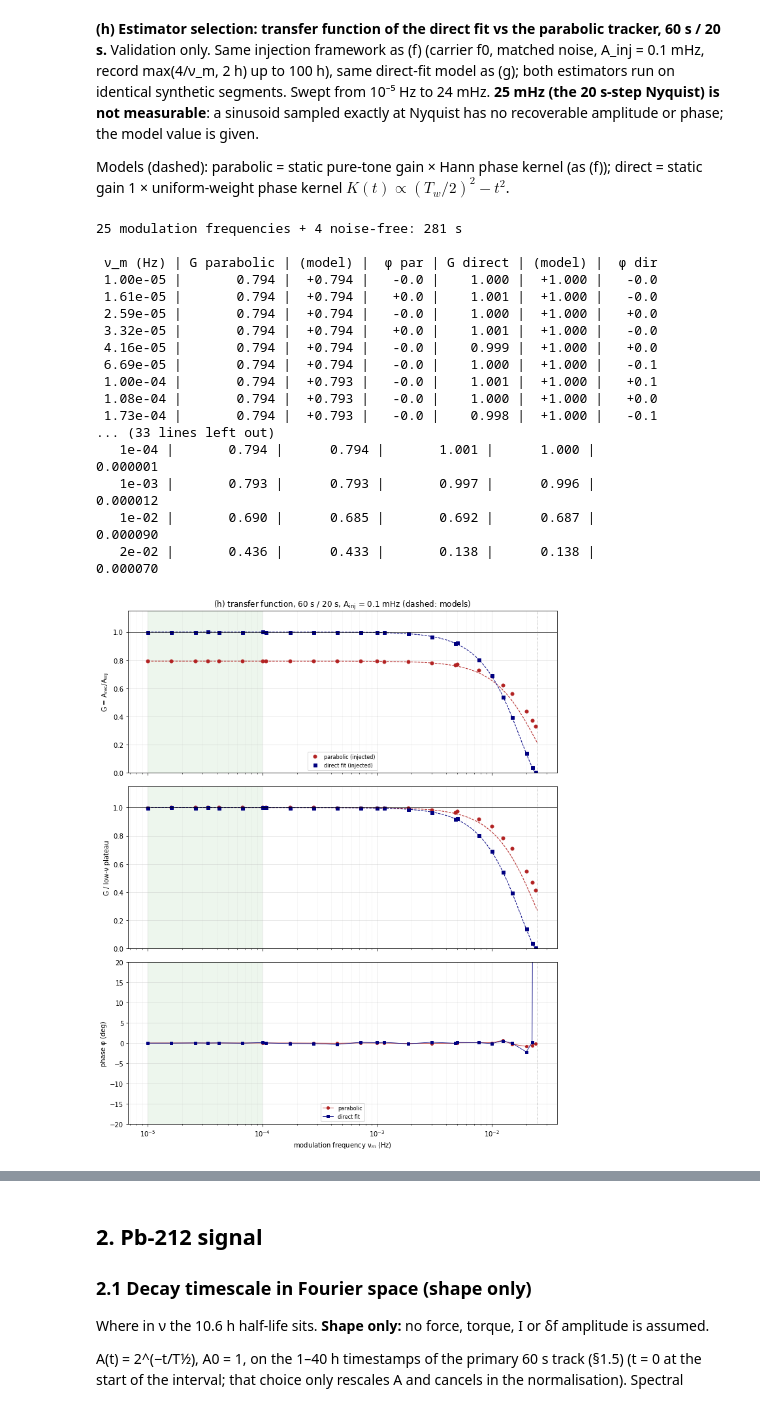
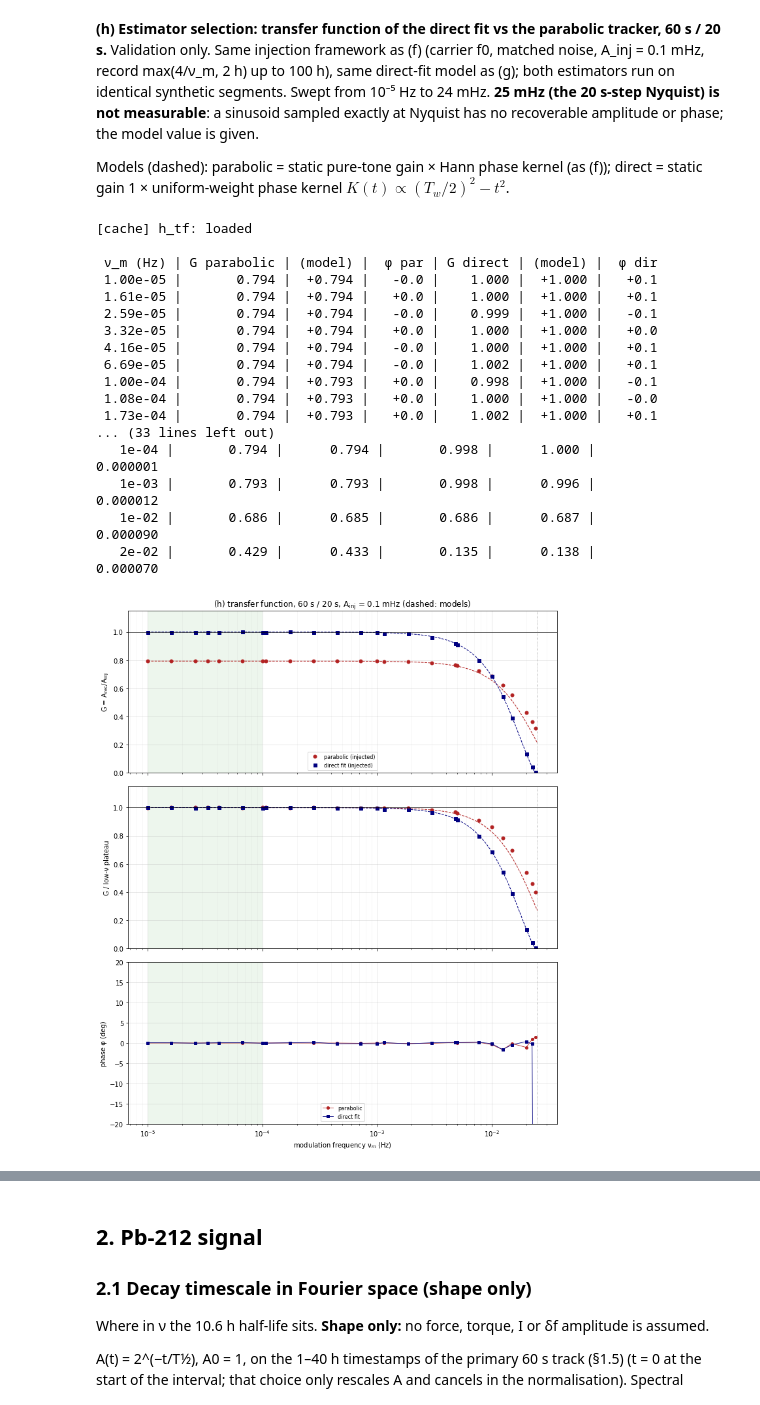
Before and after one commit to Moore-Lab/Decay-Sail, a Jupyter notebook: analysis/noise_budget_20260911.ipynb, the cells around one changed output, grey strips where cells are left out. Drawn from its saved outputs; the diff is of its cells as text; code cells hidden in the pictures.

```diff
--- a/analysis/noise_budget_20260911.ipynb
+++ b/analysis/noise_budget_20260911.ipynb
@@ -1103,10 +1127,10 @@ plt.tight_layout(); plt.show()
 # %%
 # stationary-tone estimator test at each T_w: pure tone at the observed line + white noise at that tracker's median SNR
 print(f"{'T_w':>6} | {'FFT-bin spacing':>15} | {'observed std δf':>15} | {'synthetic estimator σ':>21} | {'observed / estimator':>20}")
-SIG_E = {}
+SIG_E = cached('e_sigma', ('v1', DATA_FP, TW_LIST),
+               lambda: {w: sim_scatter(w, TRK_E[w]['f'].mean()*DIVISOR, TRK_E[w]['snr']) for w in TW_LIST})
 for w in TW_LIST:
     e = TRK_E[w]
-    SIG_E[w] = sim_scatter(w, e['f'].mean()*DIVISOR, e['snr'])
     print(f'{w:4d} s | {1/(2*w)*1e3:11.3f} mHz | {e["d"].std()*1e3:11.4f} mHz | {SIG_E[w]*1e3:17.5f} mHz | {e["d"].std()/SIG_E[w]:20.0f}')
 print('(synthetic: same peak_in_band, Hann taper, band and interpolation; 300 realisations, random phase;\n'
       ' white noise scaled so the median SNR matches the measured median SNR of that tracker)')
@@ -1219,13 +1244,13 @@ def kernel_response(win, nu):
     dt = 0.5; K = phase_kernel(win, dt); tk = np.arange(-win/2, win/2 + dt/2, dt)[:len(K)]
     return np.array([np.sum(K*np.cos(2*np.pi*v*tk)) for v in np.atleast_1d(nu)])
 
-SIGMA_F = {w: sigma_for(w, F0_SIM*DIVISOR, TRK_E[w]['snr']) for w in TW_LIST}
+def _f_main():
+    global rng_f; rng_f = np.random.default_rng(7)
+    sig = {w: sigma_for(w, F0_SIM*DIVISOR, TRK_E[w]['snr']) for w in TW_LIST}
+    return sig, {w: np.array([run_sine(w, nu, A_MAIN, sig[w]) for nu in NU_LIST]) for w in TW_LIST}  # G, phase, resid
+SIGMA_F, GF = cached('f_main', ('v1', DATA_FP, F0_SIM, A_MAIN, tuple(NU_LIST), TW_LIST, STEP_E, T_SIM_MAX), _f_main)
 print(f'f0 = {F0_SIM:.6f} Hz;  {len(NU_LIST)} modulation frequencies {NU_LIST[0]:.1e}-{NU_LIST[-1]:.1e} Hz;  A_inj = {A_MAIN*1e3:.2f} mHz')
 for w in TW_LIST:
     g0, fr0 = static_gain(w, F0_SIM)
     print(f'  T_w = {w:4d} s: carrier at {fr0:+.3f} bin, static pure-tone gain {g0:.3f}, noise σ = {SIGMA_F[w]:.3f} (SNR {TRK_E[w]["snr"]:.0f})')
-
-t0_ = time.time()
-GF = {w: np.array([run_sine(w, nu, A_MAIN, SIGMA_F[w]) for nu in NU_LIST]) for w in TW_LIST}   # columns: G, phase, resid
-print(f'main sweep: {time.time() - t0_:.0f} s')
 # %% [output]
@@ -1370,14 +1394,18 @@ def run_pb(f0, sigma, win=WIN_P, step=STEP_P):
     (c, a) = np.linalg.lstsq(M, fr, rcond=None)[0]
     return tc, fr - c, a/D_INJ
 
-tc_pb, rec_pb, R_pb = run_pb(F0_SIM, SIGMA_F[60])
-_, rec_pb0, R_pb0 = run_pb(F0_SIM, 0)
+def _f_pb():
+    global rng_f; rng_f = np.random.default_rng(9)
+    noisy, clean = run_pb(F0_SIM, SIGMA_F[60]), run_pb(F0_SIM, 0)
+    by_frac = {fr_: run_pb((np.round(DIVISOR*F0_SIM*WIN_P) + fr_)/(DIVISOR*WIN_P), SIGMA_F[60])[2] for fr_ in FRACS}
+    return noisy, clean, by_frac
+(tc_pb, rec_pb, R_pb), (_, rec_pb0, R_pb0), R_PB_FR = cached(
+    'f_pb', ('v1', F0_SIM, D_INJ, T_PB_SIM, T_HALF_INJ_H, WIN_P, STEP_P, SIGMA_F[60], FRACS), _f_pb)
 print(f'Pb-like injection, {D_INJ*1e3:.3f} mHz x 2^(-t/{T_HALF_INJ_H} h), {WIN_P:.0f} s / {STEP_P:.0f} s tracker, carrier at '
       f'{static_gain(WIN_P, F0_SIM)[1]:+.3f} bin:')
 print(f'  A_rec/A_inj = {R_pb:.3f} (noisy),  {R_pb0:.3f} (noise-free);  static pure-tone gain there {static_gain(WIN_P, F0_SIM)[0]:.3f}')
 for fr_ in FRACS:
-    f0b = (np.round(DIVISOR*F0_SIM*WIN_P) + fr_)/(DIVISOR*WIN_P)
-    print(f'  carrier at {fr_:.2f} bin: A_rec/A_inj = {run_pb(f0b, SIGMA_F[60])[2]:.3f}')
+    print(f'  carrier at {fr_:.2f} bin: A_rec/A_inj = {R_PB_FR[fr_]:.3f}')
 
 print('\n(e) amplitude ratios vs injected plateau gains, relative to 60 s:')
 print(f"{'T_w':>6} | {'(e) std of 1 h means (mHz)':>26} | {'ratio to 60 s':>13} | {'G plateau (f)':>13} | {'ratio to 60 s':>13}")
@@ -1554,11 +1586,12 @@ synthetic runs: 204 s
 # %%
 # 4. real data: same 60 s / 20 s windows, guided band as the primary
 t0_ = time.time()
-Tg, Fg_par, Fg_dir = track_both(y16, WIN_P, STEP_P, lambda tc: np.interp(tc, T, FR)*DIVISOR, t0=t16[0])
+Tg, Fg_par, Fg_dir = cached('g_real', ('v1', DATA_FP, WIN_P, STEP_P),
+    lambda: tuple(track_both(y16, WIN_P, STEP_P, lambda tc: np.interp(tc, T, FR)*DIVISOR, t0=t16[0])))
 mg = ((Tg - T_REF)/3600 >= WIN_H[0]) & ((Tg - T_REF)/3600 <= WIN_H[1])
 Tg, Fg_par, Fg_dir = Tg[mg], Fg_par[mg], Fg_dir[mg]
 assert np.array_equal(Fg_par, f_p) and np.allclose(Tg, t_p), 'parabolic branch != primary series'
-print(f'real data, {len(Tg)} windows: {time.time() - t0_:.0f} s (parabolic branch reproduces the primary exactly)\n')
+print(f'real data, {len(Tg)} windows (parabolic branch reproduces the primary exactly)\n')
 
 dpa, ddi = Fg_par - Fg_par.mean(), Fg_dir - Fg_dir.mean()
 spa, sdi = (uniform_filter1d(x, N_SLOW, mode='nearest') for x in (dpa, ddi))
@@ -1651,11 +1685,13 @@ def run_sine_pair(nu, A, sigma, f0=F0_SIM, win=WIN_P, step=STEP_P):
 
 nu_h = np.sort(np.r_[NU_LIST, 1e-3, 5e-3, 1e-2, 1.5e-2, 2e-2, 2.25e-2, 2.4e-2])
 NU_H = nu_h[np.r_[True, np.diff(nu_h)/nu_h[1:] > 0.02]]   # drop near-duplicates
-t0_ = time.time()
-GH = np.array([run_sine_pair(nu, A_MAIN, sig60) for nu in NU_H])
 NU_NFH = (1e-4, 1e-3, 1e-2, 2e-2)
-GH_NF = {nu: run_sine_pair(nu, A_MAIN, 0) for nu in NU_NFH}
-print(f'{len(NU_H)} modulation frequencies + {len(NU_NFH)} noise-free: {time.time() - t0_:.0f} s\n')
+def _h_tf():
+    global rng_f; rng_f = np.random.default_rng(11)
+    return (np.array([run_sine_pair(nu, A_MAIN, sig60) for nu in NU_H]),
+            {nu: run_sine_pair(nu, A_MAIN, 0) for nu in NU_NFH})
+GH, GH_NF = cached('h_tf', ('v1', F0_SIM, A_MAIN, tuple(NU_H), NU_NFH, sig60, WIN_P, STEP_P, T_SIM_MAX), _h_tf)
+print()
 
 g_par_model = lambda nu: static_gain(WIN_P, F0_SIM)[0]*kernel_response(WIN_P, nu)
 g_dir_model = lambda nu: kernel_response_uniform(WIN_P, nu)
@@ -1684,48 +1720,48 @@ print(f"{'resid rms, ν ≤ 1e-4 (mHz)':24s} | {GH[low, 2].mean()*1e3:10.5f} | {
 
 print('\nNOISE-FREE vs NOISY (A = 0.1 mHz)')
 print(f"{'ν_m':>8} | {'G par noisy':>11} | {'noise-free':>10} | {'G dir noisy':>11} | {'noise-free':>10} | {'resid dir noise-free (mHz)':>26}")
 for nu in NU_NFH:
     j = np.argmin(abs(NU_H - nu)); nf = GH_NF[nu]
     print(f'{nu:8.0e} | {GH[j,0]:11.3f} | {nf[0]:10.3f} | {GH[j,3]:11.3f} | {nf[3]:10.3f} | {nf[5]*1e3:26.6f}')
 
 fig, ax = plt.subplots(3, 1, figsize=(10, 12), sharex=True)
 nu_m = np.logspace(-5, np.log10(0.025), 300)
 for a, norm in ((ax[0], False), (ax[1], True)):
     a.semilogx(NU_H, GH[:, 0]/(pl_p if norm else 1), 'o', ms=5, color='firebrick', label='parabolic (injected)')
     a.semilogx(NU_H, GH[:, 3]/(pl_d if norm else 1), 's', ms=5, color='navy', label='direct fit (injected)')
     a.semilogx(nu_m, g_par_model(nu_m)/(static_gain(WIN_P, F0_SIM)[0] if norm else 1), '--', color='firebrick', lw=1)
     a.semilogx(nu_m, g_dir_model(nu_m), '--', color='navy', lw=1)
     a.axhline(1, color='k', lw=0.6)
 ax[0].set_ylabel('G = A$_{\\rm rec}$/A$_{\\rm inj}$'); ax[0].set_ylim(0, 1.15); ax[0].legend(fontsize=8)
 ax[0].set_title(f'(h) transfer function, {WIN_P:.0f} s / {STEP_P:.0f} s, A$_{{\\rm inj}}$ = {A_MAIN*1e3:.1f} mHz (dashed: models)')
 ax[1].set_ylabel('G / low-ν plateau'); ax[1].set_ylim(0, 1.15)
 ax[2].semilogx(NU_H, np.degrees(GH[:, 1]), 'o-', ms=4, lw=0.8, color='firebrick', label='parabolic')
 ax[2].semilogx(NU_H, np.degrees(GH[:, 4]), 's-', ms=4, lw=0.8, color='navy', label='direct fit')
 ax[2].set_ylabel('phase φ (deg)'); ax[2].set_ylim(-20, 20); ax[2].legend(fontsize=8)
 ax[2].set_xlabel('modulation frequency ν$_m$ (Hz)')
 for a in ax:
     a.axvline(fs_p/2, color='gray', lw=0.8, ls=':'); a.axvspan(1e-5, 1e-4, color='green', alpha=0.07, lw=0)
     a.grid(which='major', alpha=0.35); a.grid(which='minor', alpha=0.12)
 plt.tight_layout(); plt.show()
 # %% [output]
-25 modulation frequencies + 4 noise-free: 281 s
+[cache] h_tf: loaded
 
  ν_m (Hz) | G parabolic | (model) |  φ par | G direct | (model) |  φ dir
- 1.00e-05 |       0.794 |  +0.794 |   -0.0 |    1.000 |  +1.000 |   -0.0
- 1.61e-05 |       0.794 |  +0.794 |   +0.0 |    1.001 |  +1.000 |   -0.0
- 2.59e-05 |       0.794 |  +0.794 |   -0.0 |    1.000 |  +1.000 |   +0.0
- 3.32e-05 |       0.794 |  +0.794 |   +0.0 |    1.001 |  +1.000 |   -0.0
- 4.16e-05 |       0.794 |  +0.794 |   -0.0 |    0.999 |  +1.000 |   +0.0
- 6.69e-05 |       0.794 |  +0.794 |   -0.0 |    1.000 |  +1.000 |   -0.1
- 1.00e-04 |       0.794 |  +0.793 |   -0.0 |    1.001 |  +1.000 |   +0.1
- 1.08e-04 |       0.794 |  +0.793 |   -0.0 |    1.000 |  +1.000 |   +0.0
- 1.73e-04 |       0.794 |  +0.793 |   -0.0 |    0.998 |  +1.000 |   -0.1
+ 1.00e-05 |       0.794 |  +0.794 |   -0.0 |    1.000 |  +1.000 |   +0.1
+ 1.61e-05 |       0.794 |  +0.794 |   +0.0 |    1.000 |  +1.000 |   +0.1
+ 2.59e-05 |       0.794 |  +0.794 |   -0.0 |    0.999 |  +1.000 |   -0.1
+ 3.32e-05 |       0.794 |  +0.794 |   +0.0 |    1.000 |  +1.000 |   +0.0
+ 4.16e-05 |       0.794 |  +0.794 |   -0.0 |    1.000 |  +1.000 |   +0.1
+ 6.69e-05 |       0.794 |  +0.794 |   -0.0 |    1.002 |  +1.000 |   +0.1
+ 1.00e-04 |       0.794 |  +0.793 |   +0.0 |    0.998 |  +1.000 |   -0.1
+ 1.08e-04 |       0.794 |  +0.793 |   +0.0 |    1.000 |  +1.000 |   -0.0
+ 1.73e-04 |       0.794 |  +0.793 |   +0.0 |    1.002 |  +1.000 |   +0.1
 ... (33 lines left out)
-   1e-04 |       0.794 |      0.794 |       1.001 |      1.000 |                   0.000001
-   1e-03 |       0.793 |      0.793 |       0.997 |      0.996 |                   0.000012
-   1e-02 |       0.690 |      0.685 |       0.692 |      0.687 |                   0.000090
-   2e-02 |       0.436 |      0.433 |       0.138 |      0.138 |                   0.000070
+   1e-04 |       0.794 |      0.794 |       0.998 |      1.000 |                   0.000001
+   1e-03 |       0.793 |      0.793 |       0.998 |      0.996 |                   0.000012
+   1e-02 |       0.686 |      0.685 |       0.686 |      0.687 |                   0.000090
+   2e-02 |       0.429 |      0.433 |       0.135 |      0.138 |                   0.000070
-[figure, old version]
+[figure, new version]
 # %% [markdown]
 **(h) result** (60 s / 20 s; validation only, no change to either analysis):
 
```
Also changed, not shown: parts of 15 cells of this notebook, 8 other files.
